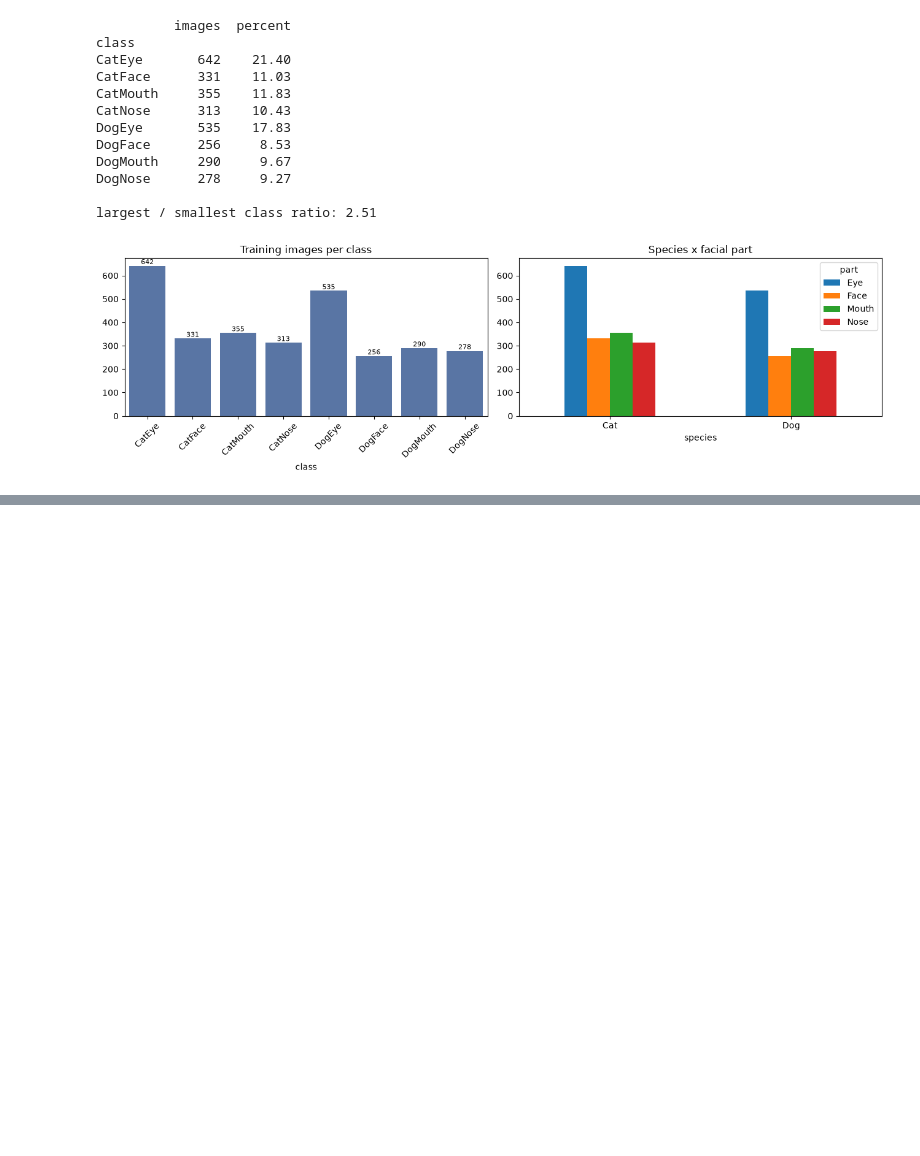
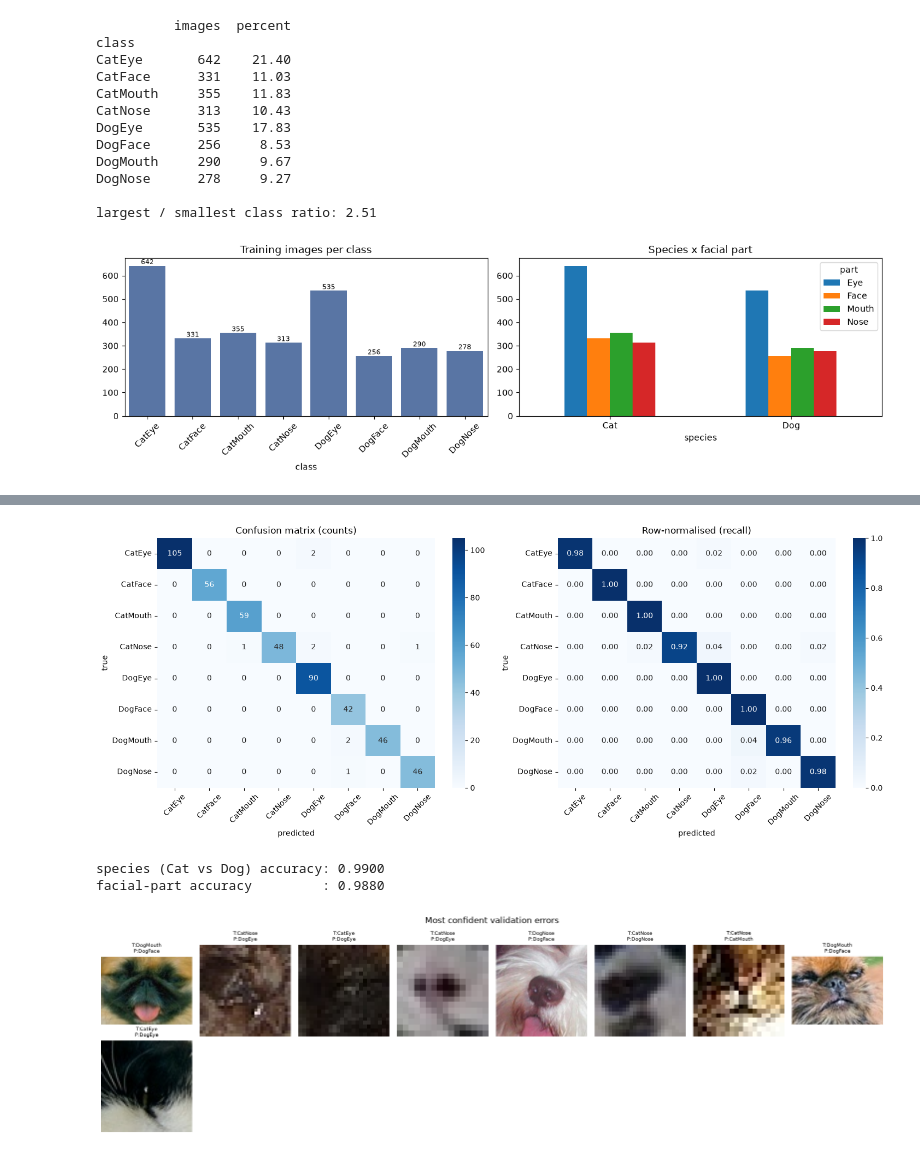
Before and after one commit to IrtiyaHana/ENGE707_KaggleCompetition, a Jupyter notebook: catdog.ipynb, the cells around one changed output, grey strips where cells are left out. Drawn from its saved outputs; the diff is of its cells as text; code cells hidden in the pictures; blank space fills up the shorter version.

```diff
--- a/catdog.ipynb
+++ b/catdog.ipynb
@@ -445,19 +398,53 @@ facial-part accuracy         : 0.9880
 # %%
-te_dl = make_loader(test_paths, None, eval_tf, False)
-test_probs = predict_probs(te_dl, tta=True)
-np.save(f"{WORK}/test_probs_{MODEL_NAME}.npy", test_probs)
-np.save(f"{WORK}/val_probs_{MODEL_NAME}.npy", val_probs)
+from sklearn.metrics import classification_report, confusion_matrix, f1_score, accuracy_score
 
-submission = pd.DataFrame({"image_id": sub_template["image_id"].values,
-                           "class": [CLASSES[i] for i in test_probs.argmax(1)]})
 
-# format checks - these are the usual reasons for a score of 0
-assert list(submission.columns) == list(sub_template.columns), "column names differ from sample_submission"
-assert len(submission) == len(sub_template), "row count differs from sample_submission"
-assert (submission["image_id"].values == sub_template["image_id"].values).all(), "id order differs from sample_submission"
-assert submission["class"].isin(CLASSES).all() and submission["class"].notna().all(), "invalid / missing labels"
-submission.to_csv(f"{WORK}/submission.csv", index=False)
-print("saved", f"{WORK}/submission.csv", submission.shape)
-print(submission.head())
-print(submission["class"].value_counts(normalize=True).round(3).sort_index())
+@torch.no_grad()
+def predict_probs(loader, tta=True):
+    model.eval()
+    out = []
+    for x, _ in loader:
+        x = x.to(dev, non_blocking=True).to(memory_format=torch.channels_last)
+        with torch.autocast(device_type=dev.type, dtype=torch.float16, enabled=use_amp):
+            p = model(x).float().softmax(1)
+            if tta:
+                p = (p + model(torch.flip(x, dims=[3])).float().softmax(1)) / 2
+        out.append(p.cpu())
+    return torch.cat(out).numpy()
+
+
+val_probs = predict_probs(va_dl, tta=True)
+val_pred, val_true = val_probs.argmax(1), val_df["y"].values
+val_nll = float(-np.log(np.clip(val_probs[np.arange(len(val_true)), val_true], 1e-9, 1)).mean())
+print(f"validation accuracy (with flip TTA): {accuracy_score(val_true, val_pred):.4f}")
+print(f"validation log-loss                : {val_nll:.4f}")
+print(f"validation macro-F1                : {f1_score(val_true, val_pred, average='macro'):.4f}\n")
+print(classification_report(val_true, val_pred, target_names=CLASSES, digits=4))
+
+cm = confusion_matrix(val_true, val_pred)
+cm_norm = cm / cm.sum(1, keepdims=True)
+fig, ax = plt.subplots(1, 2, figsize=(15, 6))
+sns.heatmap(cm, annot=True, fmt="d", cmap="Blues", xticklabels=CLASSES, yticklabels=CLASSES, ax=ax[0]); ax[0].set_title("Confusion matrix (counts)")
+sns.heatmap(cm_norm, annot=True, fmt=".2f", cmap="Blues", xticklabels=CLASSES, yticklabels=CLASSES, ax=ax[1]); ax[1].set_title("Row-normalised (recall)")
+for a_ in ax:
+    a_.set_xlabel("predicted"); a_.set_ylabel("true"); a_.tick_params(axis="x", rotation=45)
+plt.tight_layout(); plt.savefig(f"{WORK}/confusion_matrix.png", dpi=150); plt.show()
+
+# Where do the mistakes come from: species or facial part?
+pred_species = np.array([CLASSES[i][:3] for i in val_pred]); true_species = val_df["species"].values
+pred_part = np.array([CLASSES[i][3:] for i in val_pred]); true_part = val_df["part"].values
+print(f"species (Cat vs Dog) accuracy: {(pred_species == true_species).mean():.4f}")
+print(f"facial-part accuracy         : {(pred_part == true_part).mean():.4f}")
+
+# most confident mistakes
+wrong = np.where(val_pred != val_true)[0]
+wrong = wrong[np.argsort(-val_probs[wrong].max(1))][:16]
+if len(wrong):
+    fig, axes = plt.subplots(2, 8, figsize=(16, 4.6))
+    for a_ in axes.ravel():
+        a_.axis("off")                      # hide unused slots when there are fewer than 16 errors
+    for a_, i in zip(axes.ravel(), wrong):
+        a_.imshow(Image.open(val_df.loc[i, "path"]).convert("RGB"))
+        a_.set_title(f"T:{CLASSES[val_true[i]]}\nP:{CLASSES[val_pred[i]]}", fontsize=7)
+    plt.suptitle("Most confident validation errors"); plt.tight_layout(); plt.show()
 # %% [output]
@@ -481 +469,5 @@ Name: proportion, dtype: float64
+[figure, added]
+species (Cat vs Dog) accuracy: 0.9900
+facial-part accuracy         : 0.9880
+[figure, added]
 # %%
```
Also changed, not shown: parts of 9 cells of this notebook.
